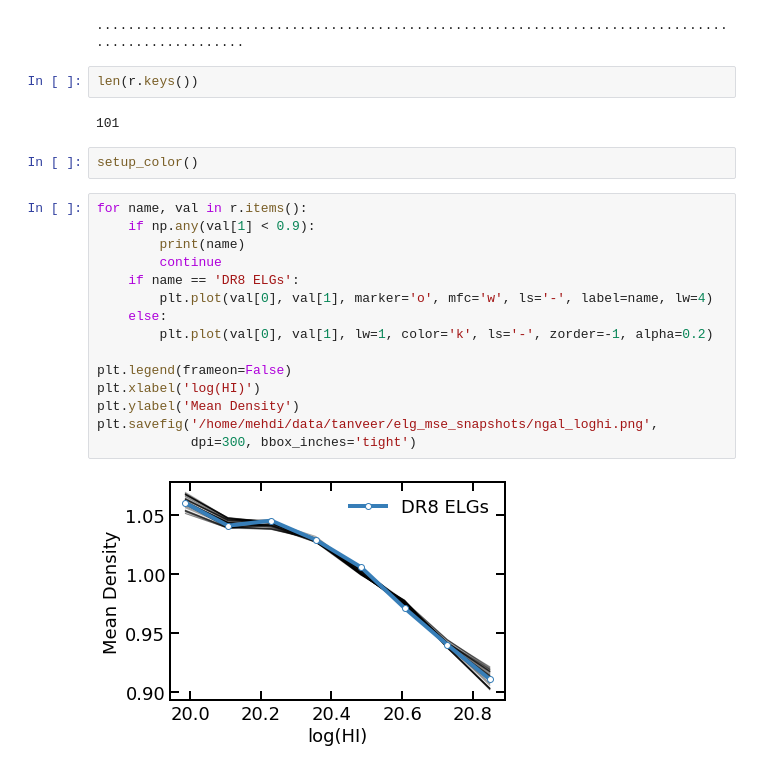
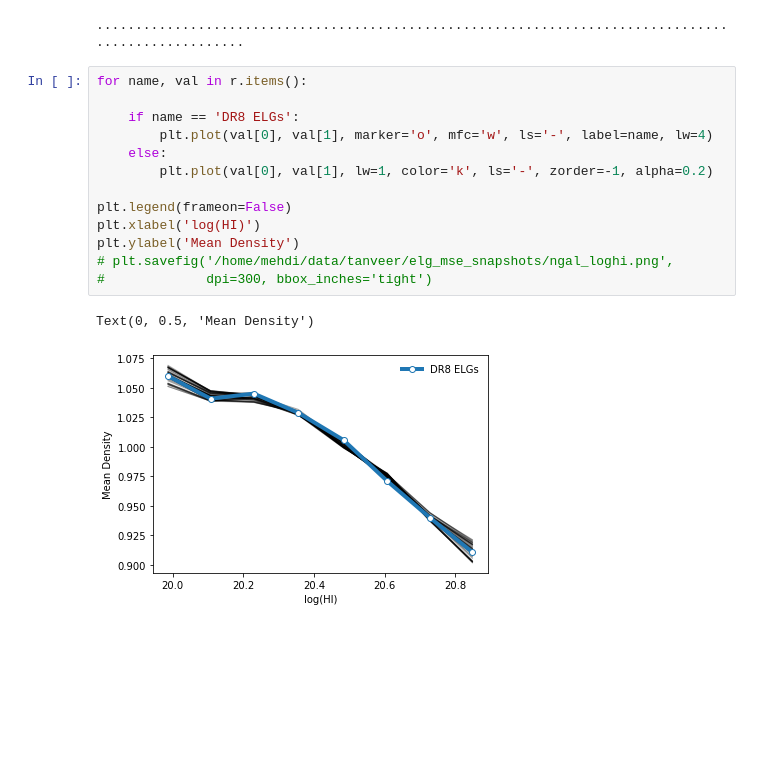
Before and after one commit to mehdirezaie/LSSutils, a Jupyter notebook: notebooks/Ensemble.ipynb, the cells around one changed output. Drawn from its saved outputs; the diff is of its cells as text; blank space fills up the shorter version.

```diff
--- a/notebooks/Ensemble.ipynb
+++ b/notebooks/Ensemble.ipynb
@@ -77,26 +73,19 @@ for i, wind in enumerate(windows[::10]):
     print('.', end='')
 # %% [output]
 ....................................................................................................
-# %%
-len(r.keys())
-# %% [output]
-101
-# %%
-setup_color()
 # %%
 for name, val in r.items():
-    if np.any(val[1] < 0.9):
-        print(name)
-        continue
+
     if name == 'DR8 ELGs':
         plt.plot(val[0], val[1], marker='o', mfc='w', ls='-', label=name, lw=4)
     else:
         plt.plot(val[0], val[1], lw=1, color='k', ls='-', zorder=-1, alpha=0.2)
 
 plt.legend(frameon=False)
 plt.xlabel('log(HI)')
 plt.ylabel('Mean Density')
-plt.savefig('/home/mehdi/data/tanveer/elg_mse_snapshots/ngal_loghi.png',
-            dpi=300, bbox_inches='tight')
+# plt.savefig('/home/mehdi/data/tanveer/elg_mse_snapshots/ngal_loghi.png',
+#             dpi=300, bbox_inches='tight')
 # %% [output]
+Text(0, 0.5, 'Mean Density')
-[figure, old version]
+[figure, new version]
```
Also changed, not shown: parts of 1 cell of this notebook, 54 other files.
